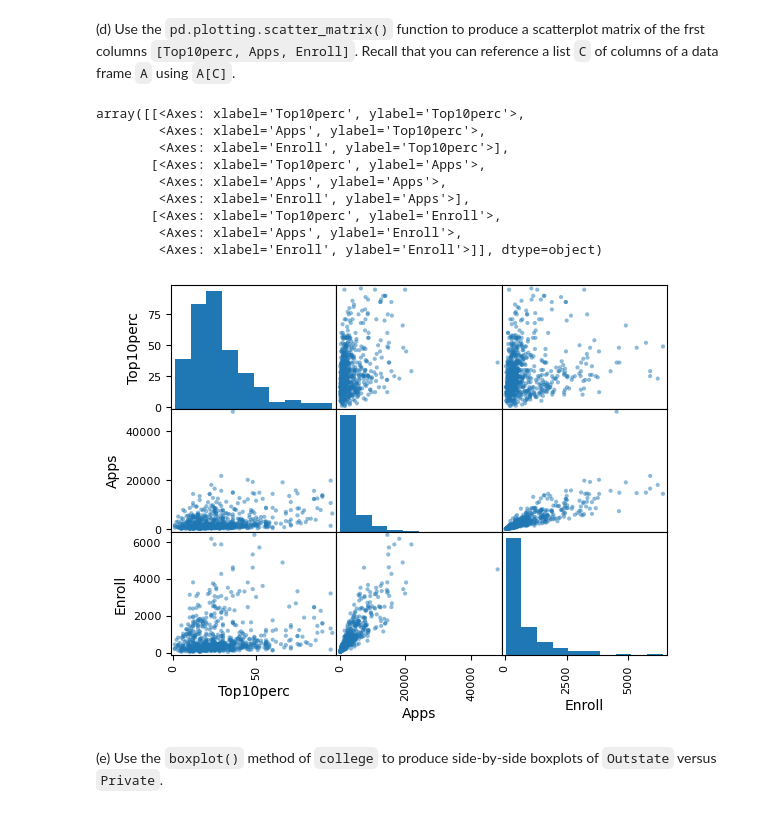
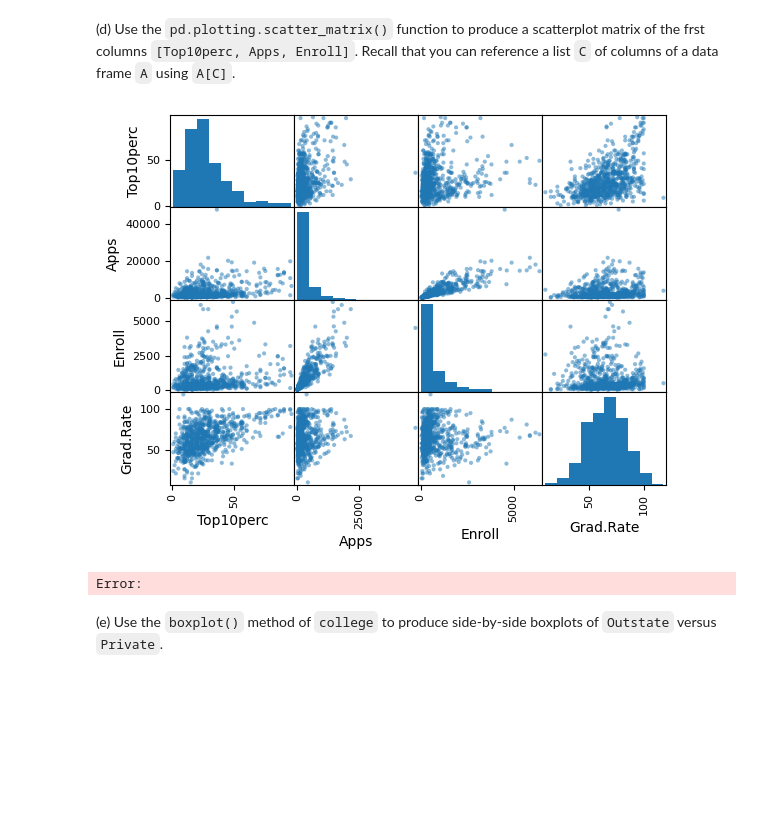
Before and after one commit to hrjtju/way_to_math, a Jupyter notebook: 3_Learn/2_Lectures/0_MachineLearning/1_Midterm_homework/2_code/hw1_applied.ipynb, the cells around one changed output. Cells and saved outputs as stored; diff of their text form; code cells hidden in the pictures; blank space fills up the shorter version.

```diff
--- a/3_Learn/2_Lectures/0_MachineLearning/1_Midterm_homework/2_code/hw1_applied.ipynb
+++ b/3_Learn/2_Lectures/0_MachineLearning/1_Midterm_homework/2_code/hw1_applied.ipynb
@@ -190,18 +190,15 @@ scatterplot matrix of the frst columns `[Top10perc, Apps, Enroll]`.
 Recall that you can reference a list `C` of columns of a data frame
 `A` using `A[C]`.
 # %%
-pd.plotting.scatter_matrix(college[["Top10perc", "Apps", "Enroll"]])
+pd.plotting.scatter_matrix(college[[
+    "Top10perc",
+    "Apps",
+    "Enroll",
+    "Grad.Rate"
+]]);
 # %% [output]
+[figure, new version]
-array([[<Axes: xlabel='Top10perc', ylabel='Top10perc'>,
-        <Axes: xlabel='Apps', ylabel='Top10perc'>,
-        <Axes: xlabel='Enroll', ylabel='Top10perc'>],
-       [<Axes: xlabel='Top10perc', ylabel='Apps'>,
-        <Axes: xlabel='Apps', ylabel='Apps'>,
-        <Axes: xlabel='Enroll', ylabel='Apps'>],
-       [<Axes: xlabel='Top10perc', ylabel='Enroll'>,
-        <Axes: xlabel='Apps', ylabel='Enroll'>,
-        <Axes: xlabel='Enroll', ylabel='Enroll'>]], dtype=object)
+Error:
-[figure, old version]
 # %% [markdown]
 (e) Use the `boxplot()` method of `college` to produce side-by-side
 boxplots of `Outstate` versus `Private`.
```
Also changed, not shown: parts of 70 cells of this notebook, 4 other files.
